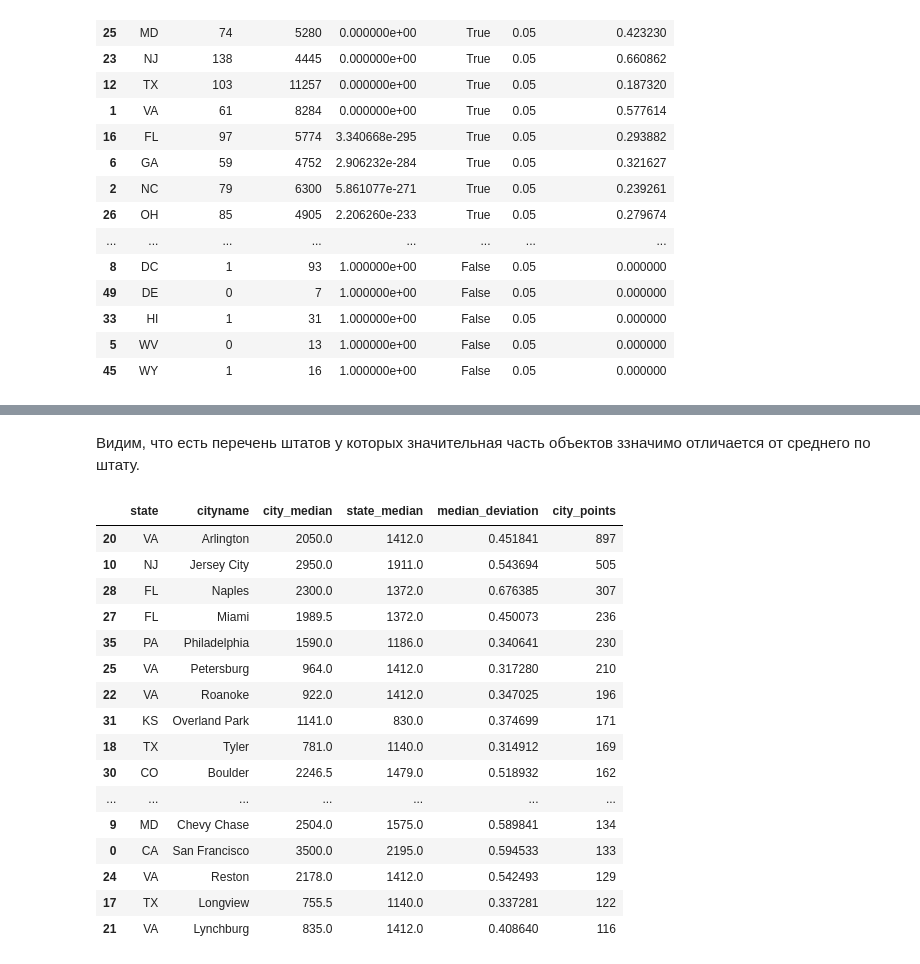
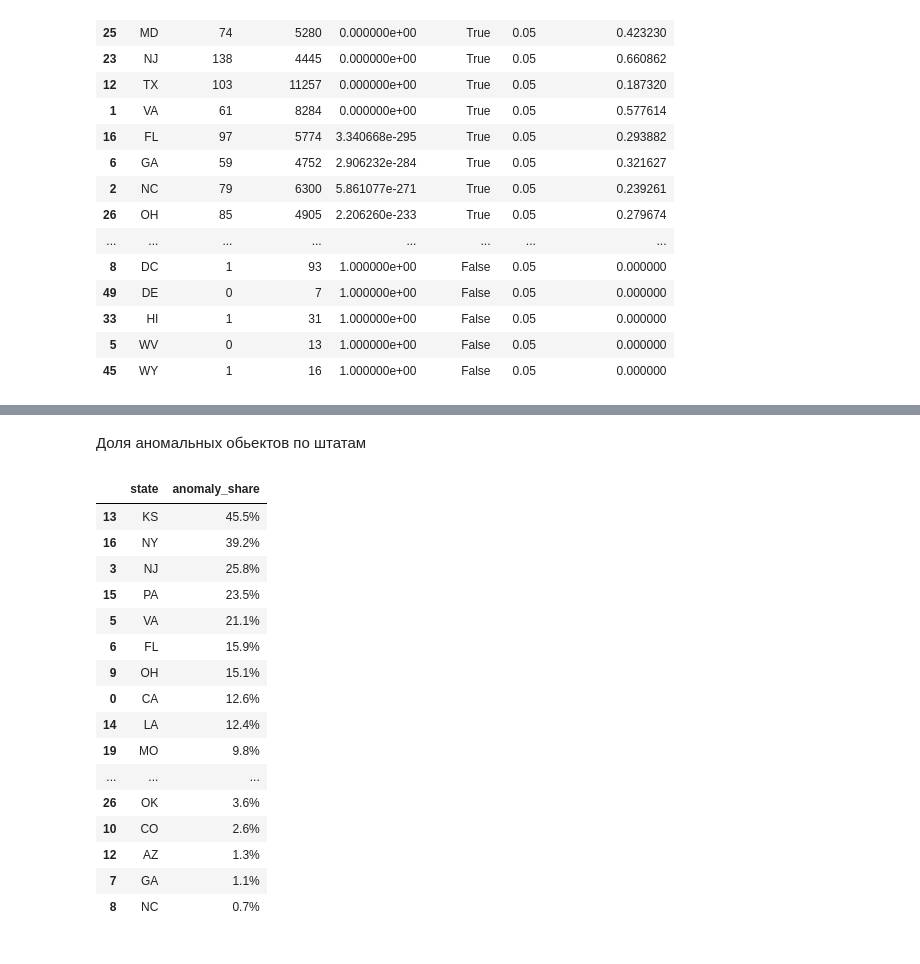
Before and after one commit to gshjis/Apartment-Rent-Data, a Jupyter notebook: notebooks/categorical.ipynb, the cells around one changed output, grey strips where cells are left out. Cells and saved outputs as stored; diff of their text form; code cells hidden in the pictures.

```diff
--- a/notebooks/categorical.ipynb
+++ b/notebooks/categorical.ipynb
@@ -134,22 +167,32 @@ res['candidate_share_by_state']
 # %% [markdown]
-Видим, что есть перечень штатов у которых значительная часть объектов ззначимо отличается от среднего по штату.
+Доля аномальных обьектов по штатам
-# %%
-res['candidates_summary'].sort_values('city_points', ascending=False).head(20)
-# %% [output]
-|  | state | cityname | city_median | state_median | median_deviation | city_points |
-| 20 | VA | Arlington | 2050.0 | 1412.0 | 0.451841 | 897 |
-| 10 | NJ | Jersey City | 2950.0 | 1911.0 | 0.543694 | 505 |
-| 28 | FL | Naples | 2300.0 | 1372.0 | 0.676385 | 307 |
-| 27 | FL | Miami | 1989.5 | 1372.0 | 0.450073 | 236 |
-| 35 | PA | Philadelphia | 1590.0 | 1186.0 | 0.340641 | 230 |
-| 25 | VA | Petersburg | 964.0 | 1412.0 | 0.317280 | 210 |
-| 22 | VA | Roanoke | 922.0 | 1412.0 | 0.347025 | 196 |
-| 31 | KS | Overland Park | 1141.0 | 830.0 | 0.374699 | 171 |
-| 18 | TX | Tyler | 781.0 | 1140.0 | 0.314912 | 169 |
-| 30 | CO | Boulder | 2246.5 | 1479.0 | 0.518932 | 162 |
-| ... | ... | ... | ... | ... | ... | ... |
-| 9 | MD | Chevy Chase | 2504.0 | 1575.0 | 0.589841 | 134 |
-| 0 | CA | San Francisco | 3500.0 | 2195.0 | 0.594533 | 133 |
-| 24 | VA | Reston | 2178.0 | 1412.0 | 0.542493 | 129 |
-| 17 | TX | Longview | 755.5 | 1140.0 | 0.337281 | 122 |
-| 21 | VA | Lynchburg | 835.0 | 1412.0 | 0.408640 | 116 |
+# %%
+# Преобразуем словарь в DataFrame
+candidate_share_df = pd.DataFrame(
+    list(res['candidate_share_by_state'].items()),
+    columns=['state', 'anomaly_share']
+).sort_values('anomaly_share', ascending=False)
+
+# Форматируем как проценты
+candidate_share_df['anomaly_share'] = candidate_share_df['anomaly_share'].apply(lambda x: f"{x:.1%}")
+
+mask = candidate_share_df["anomaly_share"] != '0.0%'
+display(candidate_share_df[mask])
+# %% [output]
+|  | state | anomaly_share |
+| 13 | KS | 45.5% |
+| 16 | NY | 39.2% |
+| 3 | NJ | 25.8% |
+| 15 | PA | 23.5% |
+| 5 | VA | 21.1% |
+| 6 | FL | 15.9% |
+| 9 | OH | 15.1% |
+| 0 | CA | 12.6% |
+| 14 | LA | 12.4% |
+| 19 | MO | 9.8% |
+| ... | ... | ... |
+| 26 | OK | 3.6% |
+| 10 | CO | 2.6% |
+| 12 | AZ | 1.3% |
+| 7 | GA | 1.1% |
+| 8 | NC | 0.7% |
```
Also changed, not shown: parts of 19 cells of this notebook, 3 other files.
